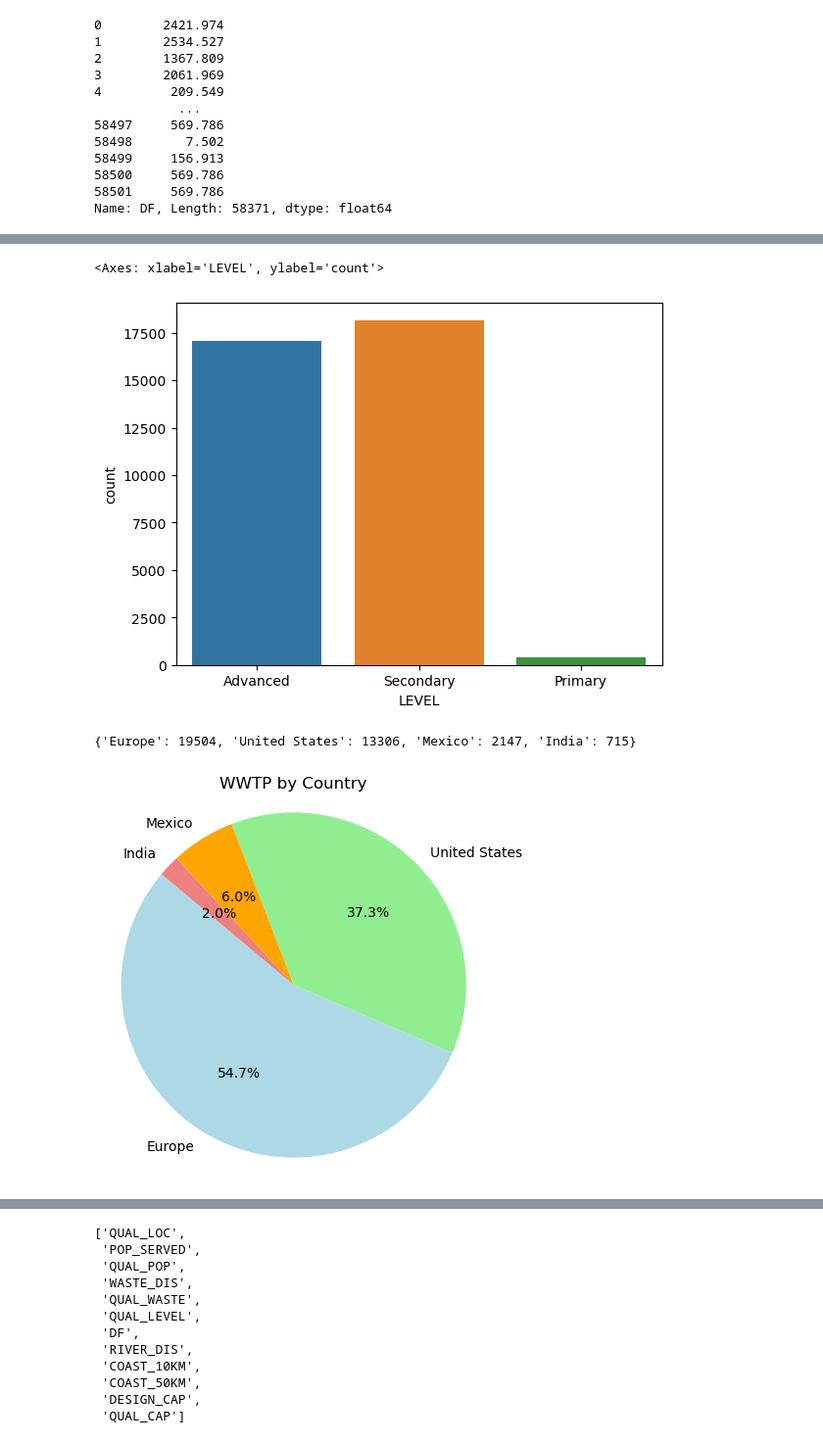
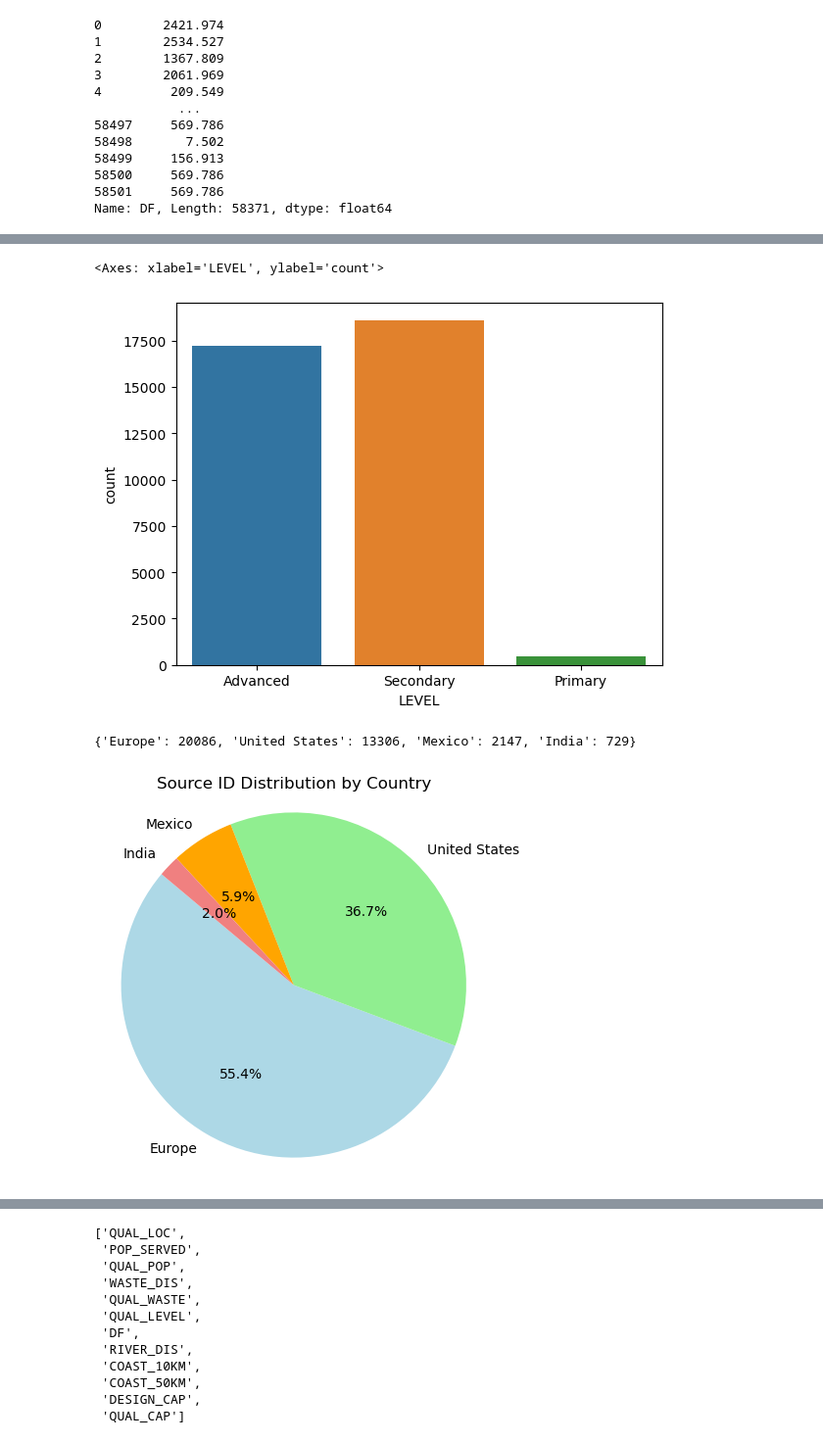
Before and after one commit to Rishab-KH/UML-Project, a Jupyter notebook: proj.ipynb, the cells around one changed output, grey strips where cells are left out. Shown at 98% size. Drawn from its saved outputs; the diff is of its cells as text; code cells hidden in the pictures.

Commit message:
EDA and Rudimentary KNN on Waste Ratio
Analysis done on USA and India subset

```diff
--- a/proj.ipynb
+++ b/proj.ipynb
@@ -189,5 +185,3 @@ sorted_series_descending = filtered_countries.sort_values(ascending=False)
 filtered_countries = list(sorted_series_descending.keys())
 # %%
 df1 = df[df['COUNTRY'].isin(filtered_countries)]
-# %%
-df1[['WASTE_DIS', 'POP_SERVED']] = df1[['WASTE_DIS', 'POP_SERVED']].replace('0', np.nan)
@@ -228,7 +216,7 @@ df1.head()
 | 4 | 5 | 1 | 1140449 | Baisogalos aglomeracija | Lithuania | LTU | 55.644 | 23.741 | 2 | 55.681 | ... |
 5 rows × 25 columns
 # %%
-df1 = df1.drop(columns=["LAT_OUT", "LON_OUT"])
+df1 = df1.drop(columns=["LAT_WWTP", "LON_WWTP", "LAT_OUT", "LON_OUT"])
 # %%
 df1.head()
 # %% [output]
@@ -383,7 +408,7 @@ df1[df1.DF == max(df1.DF)]
 sns.countplot(x='LEVEL', data=df1)
 # %% [output]
 <Axes: xlabel='LEVEL', ylabel='count'>
-[figure, old version]
+[figure, new version]
 # %%
 country_counts = dict(df1.SOURCE_ID.value_counts())
 country_mapping = {
@@ -405,20 +430,20 @@ country_mapping = {
 replaced_counts = {country_mapping[int(number)]: count for number, count in country_counts.items()}
 replaced_counts
 # %% [output]
-{'Europe': 19504, 'United States': 13306, 'Mexico': 2147, 'India': 715}
+{'Europe': 20086, 'United States': 13306, 'Mexico': 2147, 'India': 729}
 # %%
 labels = replaced_counts.keys()
 sizes = replaced_counts.values()
 colors = ['lightblue', 'lightgreen', 'orange', 'lightcoral']
 
 # Plotting the pie chart
 plt.figure(figsize=(5, 5))
 plt.pie(sizes,  labels=labels, colors=colors, autopct='%1.1f%%', startangle=140)
 plt.axis('equal')  # Equal aspect ratio ensures that pie is drawn as a circle.
-plt.title('WWTP by Country')
+plt.title('Source ID Distribution by Country')
 plt.show()
 # %% [output]
-[figure, old version]
+[figure, new version]
 # %%
 # Assuming df is your DataFrame containing the data
 # List of columns to check for numerical values
```
Also changed, not shown: parts of 82 cells of this notebook.
